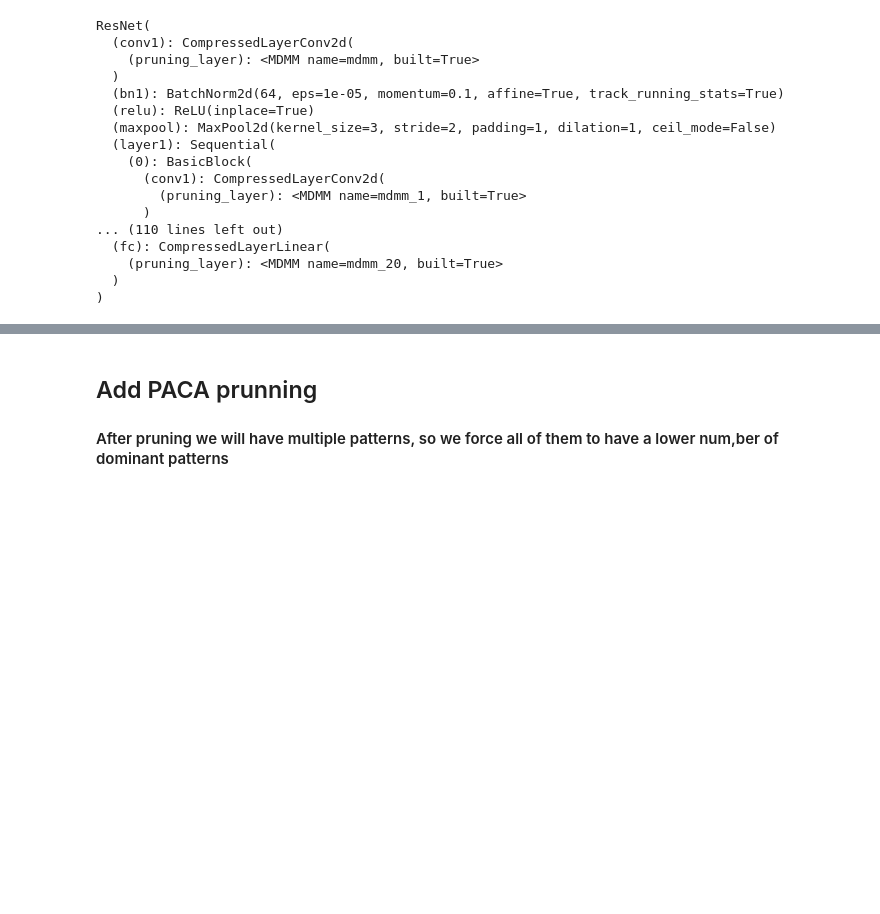
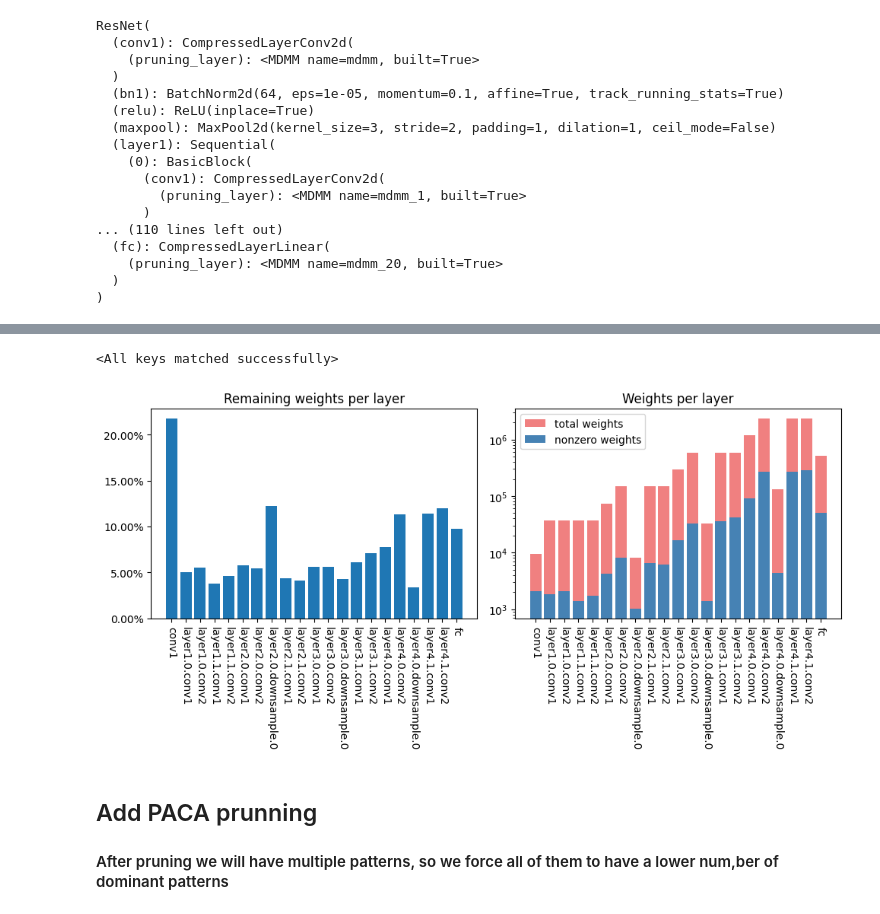
Before and after one commit to JanFSchulte/PQuant, a Jupyter notebook: examples/resnet_mdmm_paca.ipynb, the cells around one changed output, grey strips where cells are left out. Cells and saved outputs as stored; diff of their text form; code cells hidden in the pictures; blank space fills up the shorter version.

```diff
--- a/examples/resnet_mdmm_paca.ipynb
+++ b/examples/resnet_mdmm_paca.ipynb
@@ -321,3 +206,53 @@ def extract_conv_patterns(model):
+# %%
+SAVE_PATH = 'resnet_mdmm_unstr_pruned.pth'
+# torch.save(model_copy.state_dict(), SAVE_PATH)
+
+model = torchvision.models.resnet18()
+model.load_state_dict(torch.load(SAVE_PATH))
+# %% [output]
+<All keys matched successfully>
+# %%
+# Plot remaining weights
+import numpy as np
+import matplotlib.pyplot as plt
+
+names = []
+remaining = []
+total_w = []
+nonzeros = []
+for n, m in model.named_modules():
+    if isinstance(m, (torch.nn.Conv1d, torch.nn.Conv2d, torch.nn.Linear)):
+        names.append(n)
+        nonzero = np.count_nonzero(m.weight.detach().cpu())
+        remaining_pct = nonzero / m.weight.numel()
+        remaining.append(remaining_pct)
+        total_w.append(m.weight.numel())
+        nonzeros.append(nonzero)
+fig, ax = plt.subplots(1, 2, figsize=(10, 5))
+ax[0].bar(range(len(names)), remaining)
+ax[0].set_xticks(range(len(names)))
+ax[0].set_xticklabels(names)
+ax[0].tick_params(axis='x', labelrotation=270)
+new_ytick = []
+for i in ax[0].get_yticklabels():
+    ytick = f"{float(i.get_text()) * 100:.2f}%"
+    new_ytick.append(ytick)
+ax[0].set_yticklabels(new_ytick)
+ax[0].title.set_text("Remaining weights per layer")
+
+ax[1].bar(range(len(nonzeros)), total_w, color="lightcoral", label="total weights")
+ax[1].bar(range(len(nonzeros)), nonzeros, color="steelblue", label="nonzero weights")
+ax[1].set_xticks(range(len(names)))
+ax[1].set_xticklabels(names)
+ax[1].tick_params(axis='x', labelrotation=270)
+ax[1].title.set_text("Weights per layer")
+ax[1].legend()
+ax[1].set_yscale("log")
+
+plt.tight_layout()
+plt.show()
+# %% [output]
+[figure, added]
 # %%
 import math
 
```
Also changed, not shown: parts of 7 cells of this notebook, 1 other file.
